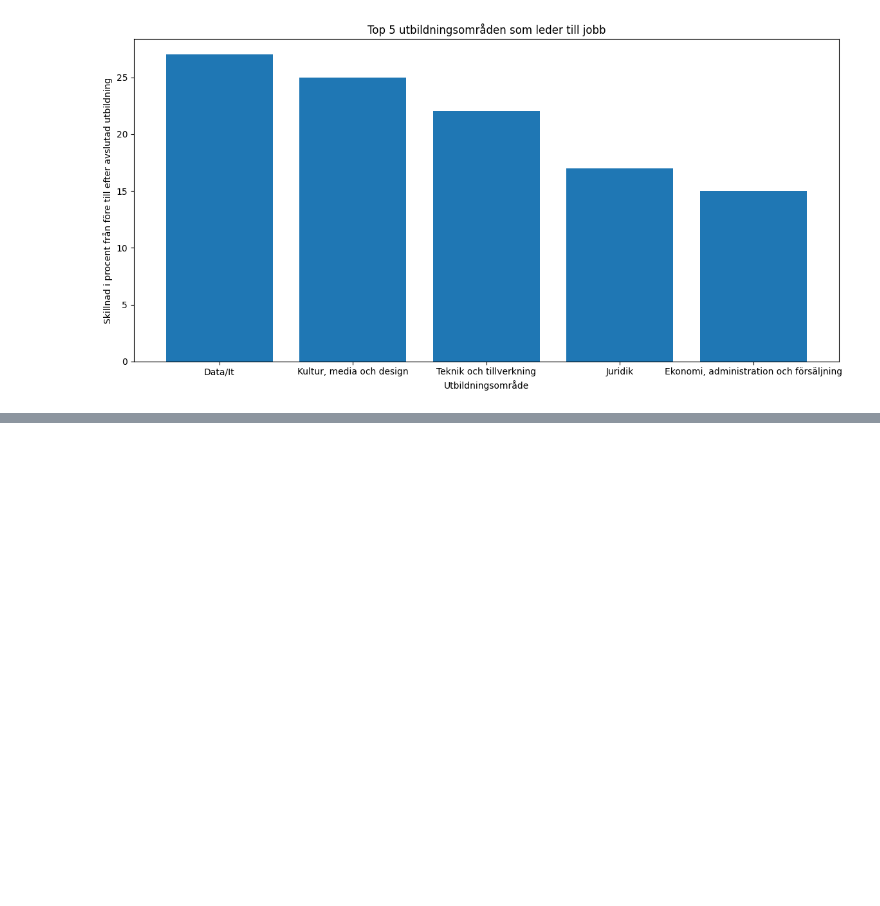
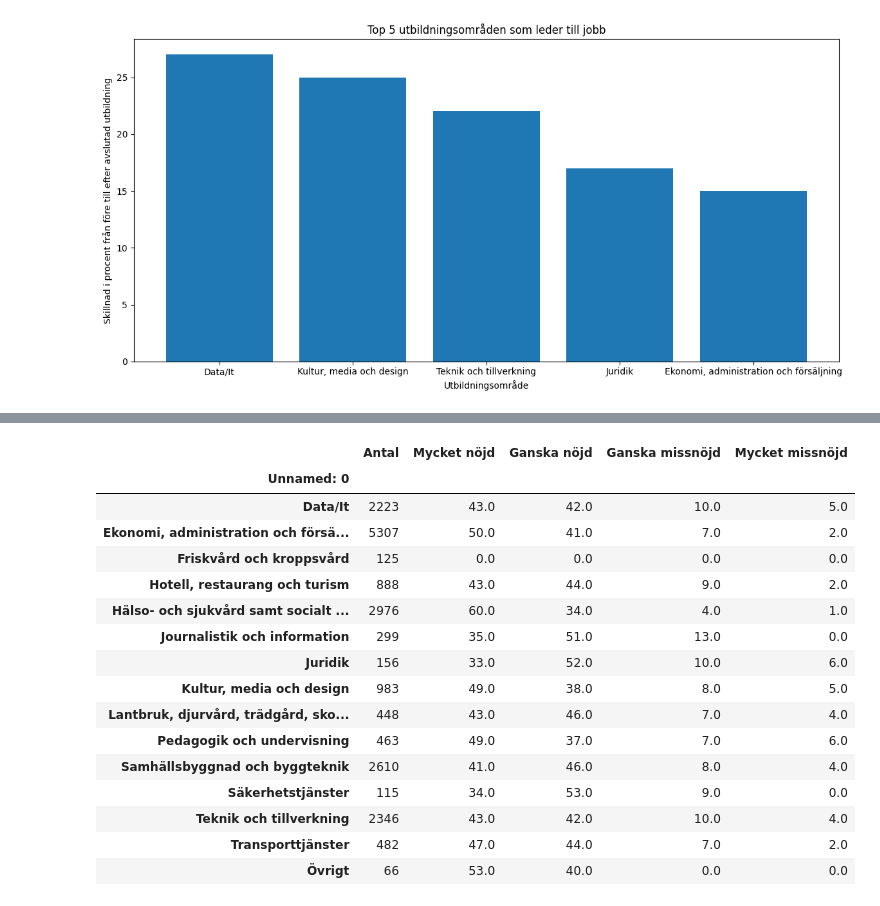
Before and after one commit to AlejandroHiroshima/Data_visualisation_grupp8, a Jupyter notebook: explorations/eda_alexander.ipynb, the cells around one changed output, grey strips where cells are left out. Cells and saved outputs as stored; diff of their text form; code cells hidden in the pictures; blank space fills up the shorter version.

```diff
--- a/explorations/eda_alexander.ipynb
+++ b/explorations/eda_alexander.ipynb
@@ -175,0 +201,23 @@ fig.savefig("top5_utbildningar.png")
+# %%
+for col in df_satisfaction.columns[1:]:
+    df_satisfaction[col] = df_satisfaction[col].replace('..', '0').str.split('±').str[0].astype(float)
+
+df_satisfaction
+# %% [output]
+|  | Antal | Mycket nöjd | Ganska nöjd | Ganska missnöjd | Mycket missnöjd |
+| Unnamed: 0 |  |  |  |  |  |
+| Data/It | 2223 | 43.0 | 42.0 | 10.0 | 5.0 |
+| Ekonomi, administration och försä... | 5307 | 50.0 | 41.0 | 7.0 | 2.0 |
+| Friskvård och kroppsvård | 125 | 0.0 | 0.0 | 0.0 | 0.0 |
+| Hotell, restaurang och turism | 888 | 43.0 | 44.0 | 9.0 | 2.0 |
+| Hälso- och sjukvård samt socialt ... | 2976 | 60.0 | 34.0 | 4.0 | 1.0 |
+| Journalistik och information | 299 | 35.0 | 51.0 | 13.0 | 0.0 |
+| Juridik | 156 | 33.0 | 52.0 | 10.0 | 6.0 |
+| Kultur, media och design | 983 | 49.0 | 38.0 | 8.0 | 5.0 |
+| Lantbruk, djurvård, trädgård, sko... | 448 | 43.0 | 46.0 | 7.0 | 4.0 |
+| Pedagogik och undervisning | 463 | 49.0 | 37.0 | 7.0 | 6.0 |
+| Samhällsbyggnad och byggteknik | 2610 | 41.0 | 46.0 | 8.0 | 4.0 |
+| Säkerhetstjänster | 115 | 34.0 | 53.0 | 9.0 | 0.0 |
+| Teknik och tillverkning | 2346 | 43.0 | 42.0 | 10.0 | 4.0 |
+| Transporttjänster | 482 | 47.0 | 44.0 | 7.0 | 2.0 |
+| Övrigt | 66 | 53.0 | 40.0 | 0.0 | 0.0 |
```
Also changed, not shown: parts of 2 cells of this notebook, 1 other file.
